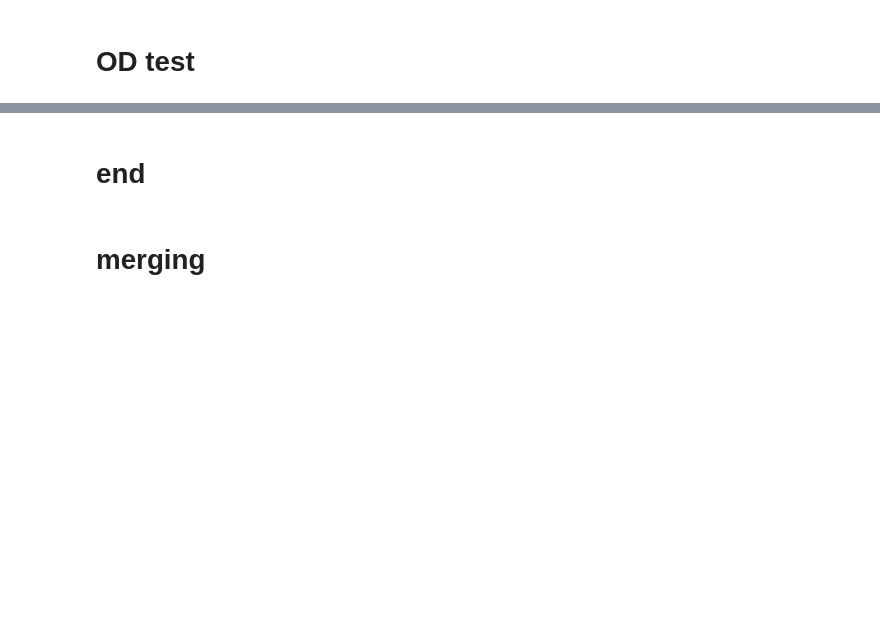
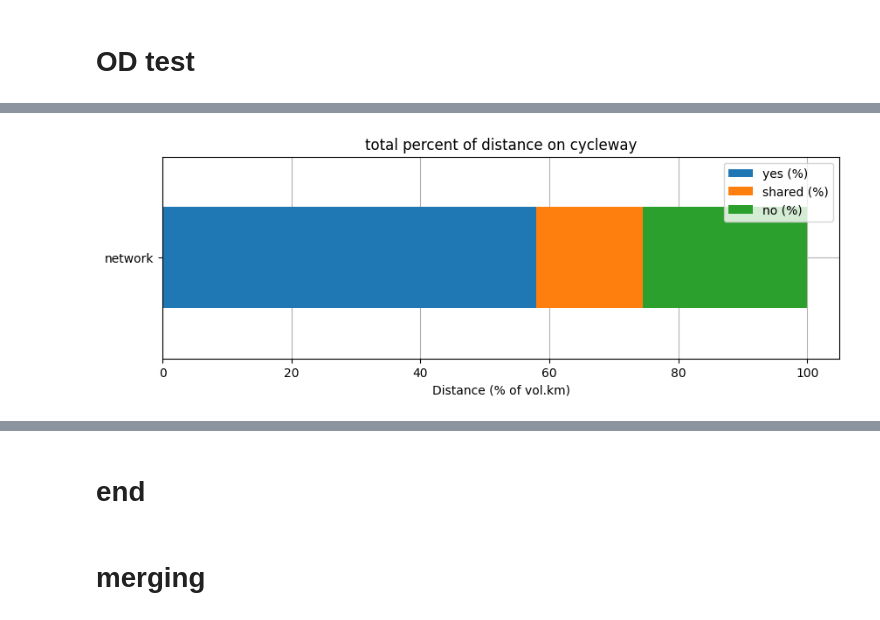
Before and after one commit to systragroup/quetzal_cyclops, a Jupyter notebook: notebooks/2_model/cyclops_model.ipynb, the cells around one changed output, grey strips where cells are left out. Saved outputs shown, nothing was run; the diff lists cells and outputs as text; code cells hidden in the pictures; blank space fills up the shorter version.

```diff
--- a/notebooks/2_model/cyclops_model.ipynb
+++ b/notebooks/2_model/cyclops_model.ipynb
@@ -412,0 +444,11 @@ for o,d in  enumerate(od_test['destination'].values):
+# %%
+ax = res[['yes (%)', 'shared (%)', 'no (%)']].plot(kind='barh',stacked=True,figsize=(10, 3))
+plt.legend(loc="upper right", ncol=1)
+plt.gca().invert_yaxis()
+plt.xlabel("Distance (% of vol.km)")
+plt.grid(True, 'major', linestyle='-', axis='both')
+ax.set_axisbelow(True)
+plt.title('total percent of distance on cycleway')
+plt.savefig(output_folder+'total_distance_percent.png')
+# %% [output]
+[figure, added]
```
Also changed, not shown: parts of 43 cells of this notebook.
